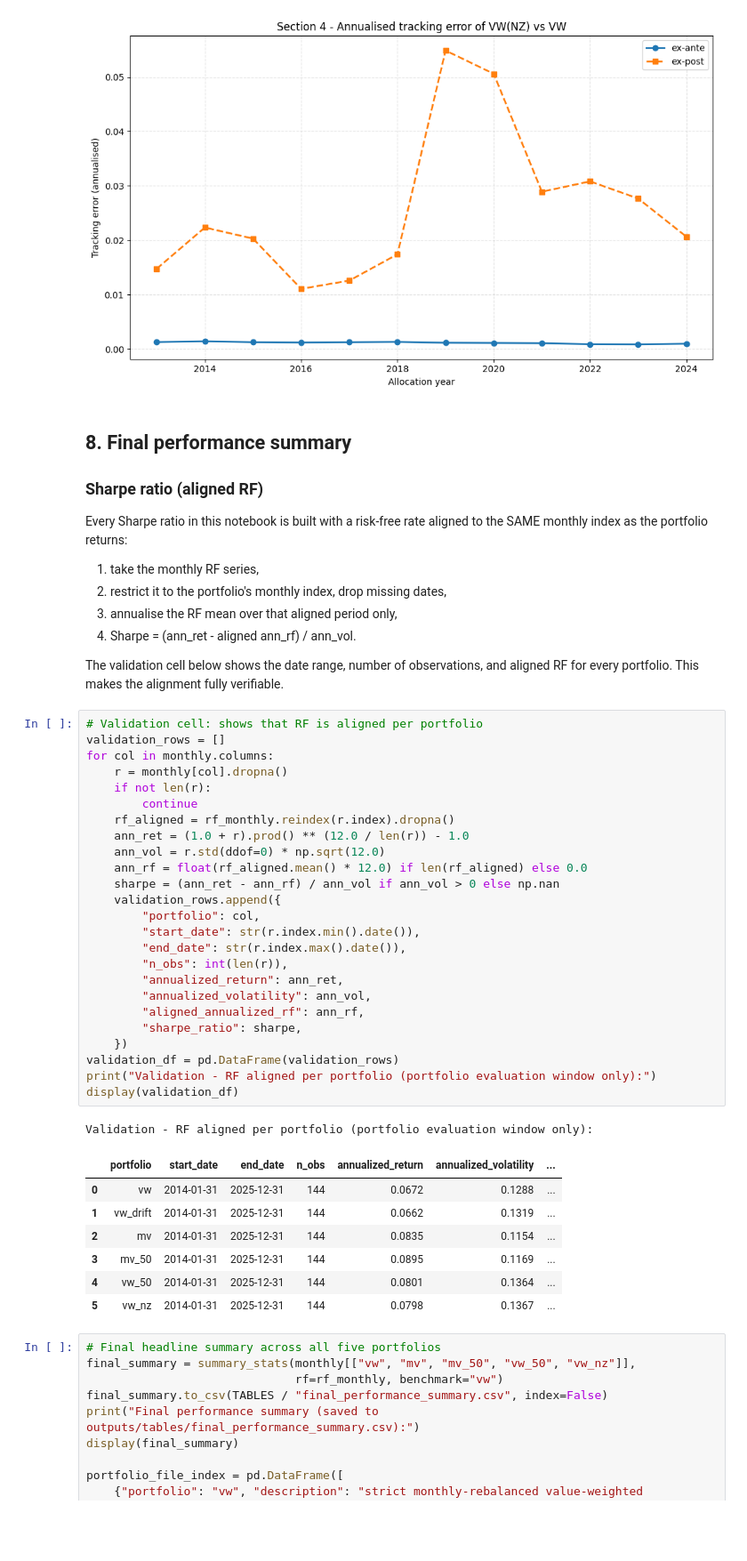
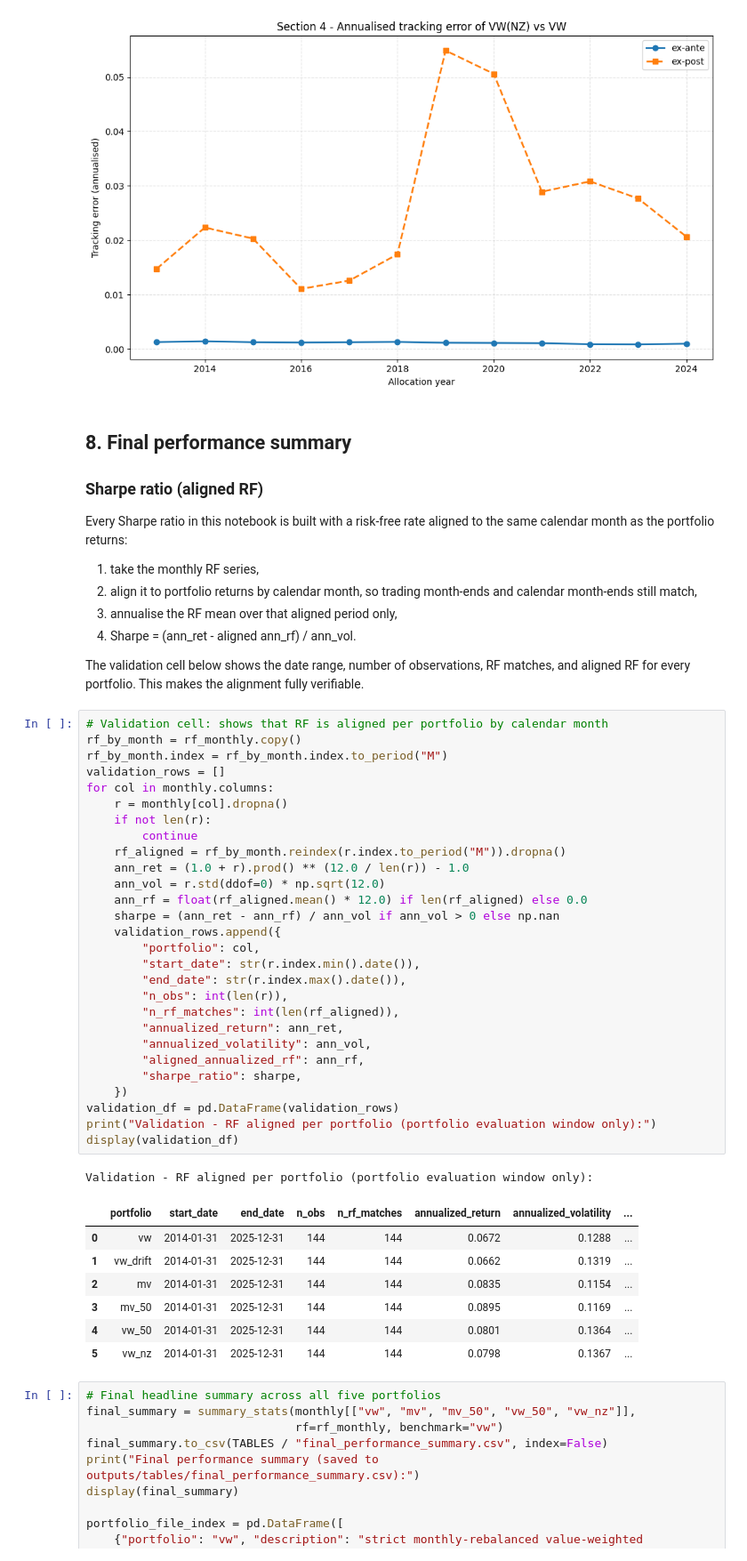
Before and after one commit to saadsch/SAAM-Project, a Jupyter notebook: SAAM_NOTEBOOK.ipynb, the cells around one changed output. Shown at 89% size. Cells and saved outputs as stored; diff of their text form; blank space fills up the shorter version.

Commit message:
notebook changed again

```diff
--- a/SAAM_NOTEBOOK.ipynb
+++ b/SAAM_NOTEBOOK.ipynb
@@ -937,48 +939,51 @@ plt.show()
 
 ### Sharpe ratio (aligned RF)
 
-Every Sharpe ratio in this notebook is built with a risk-free rate aligned to the SAME monthly index as the portfolio returns:
+Every Sharpe ratio in this notebook is built with a risk-free rate aligned to the same calendar month as the portfolio returns:
 
 1. take the monthly RF series,
-2. restrict it to the portfolio's monthly index, drop missing dates,
+2. align it to portfolio returns by calendar month, so trading month-ends and calendar month-ends still match,
 3. annualise the RF mean over that aligned period only,
 4. Sharpe = (ann_ret - aligned ann_rf) / ann_vol.
 
-The validation cell below shows the date range, number of observations, and aligned RF for every portfolio. This makes the alignment fully verifiable.
+The validation cell below shows the date range, number of observations, RF matches, and aligned RF for every portfolio. This makes the alignment fully verifiable.
 # %%
-# Validation cell: shows that RF is aligned per portfolio
+# Validation cell: shows that RF is aligned per portfolio by calendar month
+rf_by_month = rf_monthly.copy()
+rf_by_month.index = rf_by_month.index.to_period("M")
 validation_rows = []
 for col in monthly.columns:
     r = monthly[col].dropna()
     if not len(r):
         continue
-    rf_aligned = rf_monthly.reindex(r.index).dropna()
+    rf_aligned = rf_by_month.reindex(r.index.to_period("M")).dropna()
     ann_ret = (1.0 + r).prod() ** (12.0 / len(r)) - 1.0
     ann_vol = r.std(ddof=0) * np.sqrt(12.0)
     ann_rf = float(rf_aligned.mean() * 12.0) if len(rf_aligned) else 0.0
     sharpe = (ann_ret - ann_rf) / ann_vol if ann_vol > 0 else np.nan
     validation_rows.append({
         "portfolio": col,
         "start_date": str(r.index.min().date()),
         "end_date": str(r.index.max().date()),
         "n_obs": int(len(r)),
+        "n_rf_matches": int(len(rf_aligned)),
         "annualized_return": ann_ret,
         "annualized_volatility": ann_vol,
         "aligned_annualized_rf": ann_rf,
         "sharpe_ratio": sharpe,
     })
 validation_df = pd.DataFrame(validation_rows)
 print("Validation - RF aligned per portfolio (portfolio evaluation window only):")
 display(validation_df)
 # %% [output]
 Validation - RF aligned per portfolio (portfolio evaluation window only):
-|  | portfolio | start_date | end_date | n_obs | annualized_return | annualized_volatility | ... |
-| 0 | vw | 2014-01-31 | 2025-12-31 | 144 | 0.0672 | 0.1288 | ... |
-| 1 | vw_drift | 2014-01-31 | 2025-12-31 | 144 | 0.0662 | 0.1319 | ... |
-| 2 | mv | 2014-01-31 | 2025-12-31 | 144 | 0.0835 | 0.1154 | ... |
-| 3 | mv_50 | 2014-01-31 | 2025-12-31 | 144 | 0.0895 | 0.1169 | ... |
-| 4 | vw_50 | 2014-01-31 | 2025-12-31 | 144 | 0.0801 | 0.1364 | ... |
-| 5 | vw_nz | 2014-01-31 | 2025-12-31 | 144 | 0.0798 | 0.1367 | ... |
+|  | portfolio | start_date | end_date | n_obs | n_rf_matches | annualized_return | annualized_volatility | ... |
+| 0 | vw | 2014-01-31 | 2025-12-31 | 144 | 144 | 0.0672 | 0.1288 | ... |
+| 1 | vw_drift | 2014-01-31 | 2025-12-31 | 144 | 144 | 0.0662 | 0.1319 | ... |
+| 2 | mv | 2014-01-31 | 2025-12-31 | 144 | 144 | 0.0835 | 0.1154 | ... |
+| 3 | mv_50 | 2014-01-31 | 2025-12-31 | 144 | 144 | 0.0895 | 0.1169 | ... |
+| 4 | vw_50 | 2014-01-31 | 2025-12-31 | 144 | 144 | 0.0801 | 0.1364 | ... |
+| 5 | vw_nz | 2014-01-31 | 2025-12-31 | 144 | 144 | 0.0798 | 0.1367 | ... |
 # %%
 # Final headline summary across all five portfolios
 final_summary = summary_stats(monthly[["vw", "mv", "mv_50", "vw_50", "vw_nz"]],
```
Also changed, not shown: parts of 1 cell of this notebook, 1 other file.
